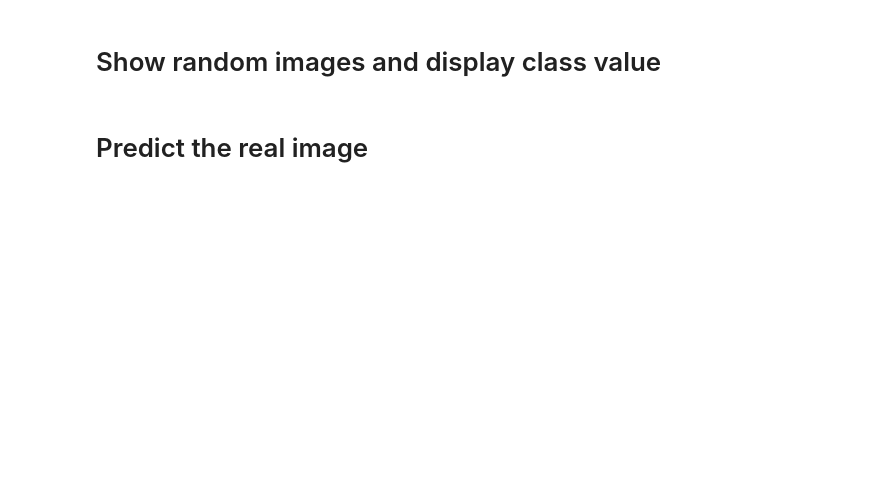
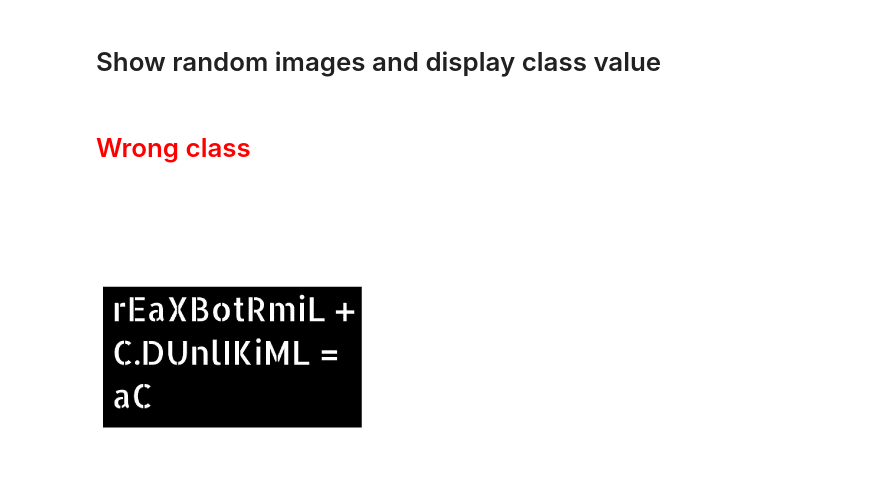
Before and after one commit to canyon289/LandingAI, a Jupyter notebook: notebook/Recognizer.ipynb, the cells around one changed output. Saved outputs shown, nothing was run; the diff lists cells and outputs as text; code cells hidden in the pictures; blank space fills up the shorter version.

```diff
--- a/notebook/Recognizer.ipynb
+++ b/notebook/Recognizer.ipynb
@@ -42,9 +39,9 @@ from keras.layers import Dropout, Flatten, Dense, LeakyReLU
 from keras.models import Sequential
 
 model = Sequential()
-model.add(Conv2D(filters = 8, kernel_size=2, strides=2, padding='same', input_shape=(270,270,1)))
+model.add(Conv2D(filters = 16, kernel_size=4, strides=2, padding='valid', input_shape=(270,270,1)))
 model.add(LeakyReLU(alpha =.1))
-model.add(MaxPooling2D(pool_size=4))
+model.add(MaxPooling2D(pool_size=2))
 
 model.add(Conv2D(filters = 4, kernel_size=2, strides=1, padding='valid'))
 model.add(LeakyReLU(alpha =.1))
@@ -54,4 +51,4 @@ model.add(Dense(2, activation='softmax'))
 # %%
 model.compile(optimizer='rmsprop', loss='categorical_crossentropy', metrics=['accuracy'])
 # %%
-model.fit(x_train, y_train, validation_data=(x_test, y_test), epochs = 20)
+model.fit(x_train, y_train, validation_data=(x_test, y_test), epochs = 8)
@@ -75,14 +91,18 @@ def display_image(class_label, img_path):
     display.display(html)
     display.display(display.Image("temp.jpg", width=270, height=270))
 # %%
+import os
+import PIL
+
 directory = "test"
-for file in os.listdir(directory)[:5]:
+for file in os.listdir(directory)[:20]:
     img_path = os.path.join(directory, file)
     pred = model.predict(model_utils.load_image(img_path))
     class_label = np.argmax(pred)
     display_image(class_label, img_path)
     input()
 
     display.clear_output()
+# %% [output]
+Wrong class
+[figure, added]
-# %% [markdown]
-# Predict the real image
```
Also changed, not shown: parts of 8 cells of this notebook, 9 other files.
